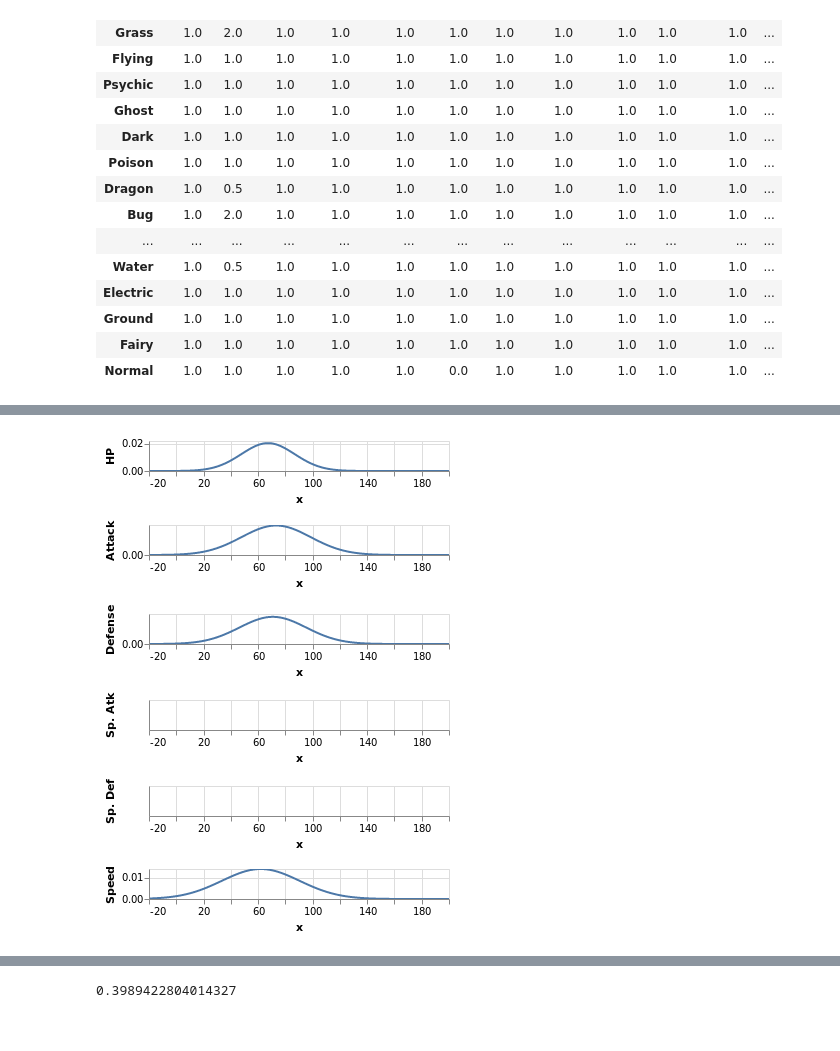
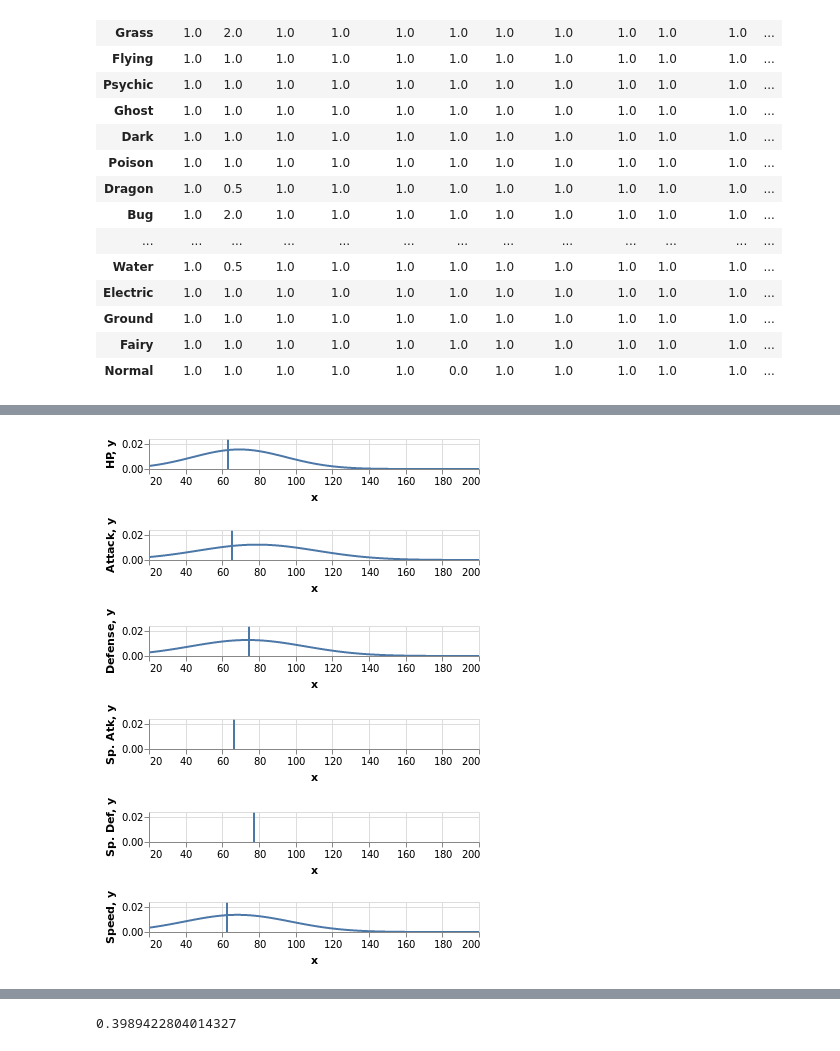
Before and after one commit to pokepokepokedex/Pokedex-DS-Quinn, a Jupyter notebook: pokesketch.ipynb, the cells around one changed output, grey strips where cells are left out. Saved outputs shown, nothing was run; the diff lists cells and outputs as text; code cells hidden in the pictures.

```diff
--- a/pokesketch.ipynb
+++ b/pokesketch.ipynb
@@ -88,11 +88,11 @@ ordering
 # %%
 datpath = "https://raw.githubusercontent.com/pokepokepokedex/Pokedex/master/Pokemon.csv"
 
-def cleansk_less(datf: pd.DataFrame) -> pd.DataFrame:
+def clean_lite_6(datf: pd.DataFrame) -> pd.DataFrame:
     return (datf.fillna('') # note: type 2 is the only one with any nulls at all
                 .assign(Legendary = [1 if x else 0 for x in datf.Legendary]))
 
-df = pd.read_csv(datpath).pipe(cleansk_less)
+df6 = pd.read_csv(datpath).pipe(clean_lite_6)
 
-df.head()
+df6.head()
 # %% [output]
@@ -103,31 +102,55 @@ ERROR! Session/line number was not unique in database. History logging moved to
 | 2 | 3 | Venusaur | Grass | Poison | 525 | 80 | 82 | 83 | 100 | 100 | 80 | ... |
 | 3 | 3 | VenusaurMega Venusaur | Grass | Poison | 625 | 80 | 100 | 123 | 122 | 120 | 80 | ... |
 | 4 | 4 | Charmander | Fire |  | 309 | 39 | 52 | 43 | 60 | 50 | 65 | ... |
-# %%
-from scipy.stats import norm
-from typing import Optional
-from functools import reduce
-Vcat = lambda R,S: R & S
-
-def stats_array(datf: pd.DataFrame = df, tp: Optional[str] = None) -> alt.Chart:
-    if tp is not None:
-        df = datf[datf['Type 1']==tp]
-    else:
-        df = datf
-    s = df.columns[5:11]
-    x = np.linspace(-20, 200, 1000)
-    gaussians = {name: norm(loc=df[name].mean(), scale=df[name].std()) for name in s}
-    bells = pd.DataFrame({**{'x': x}, **{name: gaussians[name].pdf(x) for name in s}})
-
-    C = alt.Chart(bells, height=30, width=300).mark_line().encode(x='x').interactive()
-    charts = {name: C.encode(y=name) for name in s}
-    return reduce(Vcat, [charts[name] for name in s])
-
-stats_array(tp='Grass')
-
-#df[df.columns[5:11]].mean(), df[df.columns[5:11]].std()
-# %% [output]
-[figure, removed]
+# %%
+from scipy.stats import norm
+from typing import Optional
+from functools import reduce
+Vcat = lambda R,S: R & S
+Ocat = lambda C,D: C + D
+
+class PokeDescribe:
+    def __init__(self, datf: pd.DataFrame):
+        self.HEIGHT = 30
+        self.WIDTH = 330
+        self.xlim = (20, 200)
+        self.stats = ['HP', 'Attack', 'Defense',
+                      'Sp. Atk', 'Sp. Def', 'Speed']
+        self.df = datf
+        self.x = np.linspace(self.xlim[0], self.xlim[1], 1000)
+        self.gaussians = {name: norm(loc=self.df[name].mean(),
+                                     scale=self.df[name].std())
+                          for name in self.stats}
+        self.bells = pd.DataFrame({**{'x': self.x},
+                                   **{name: self.gaussians[name].pdf(self.x)
+                                      for name in self.stats}})
+        self.C = alt.Chart(self.bells,
+                           height=self.HEIGHT,
+                           width=self.WIDTH
+                          ).mark_line().encode(
+            x='x')
+        self.charts = {name: self.C.encode(y=name) for name in self.stats}
+        self.BellCurves = reduce(Vcat, [self.charts[name] for name in self.stats])
+
+class PokeDescribeNAME(PokeDescribe):
+    def __init__(self, datf: pd.DataFrame, Name: str):
+        super().__init__(datf)
+        self.PSI = 50
+        self.name = Name
+        self.y_max = 1.5 * max([max(ls) for ls in [self.gaussians[st].pdf(self.x) for st in self.stats]])
+        self.y = pd.DataFrame({'y': np.linspace(0, self.y_max, self.PSI)})
+        self.D = alt.Chart(self.y).mark_line().encode(y='y')
+        self.means = {st: self.df[self.df.Name==self.name][st].mean() for st in self.stats}
+        self.Dcharts = {st: self.D.encode(x=alt.value(self.means[st]))
+                        for st in self.stats}
+        self.SHOW = reduce(Vcat, [self.charts[st] + self.Dcharts[st] for st in self.stats])
+
+blastoise = PokeDescribeNAME(df6, "Blastoise")
+
+['Sp. Atk', 'Sp. Def']
+blastoise.SHOW
+# %% [output]
+[figure, added]
 # %%
 #norm(loc=df.HP.mean(), scale=df.HP.std()).pdf(np.linspace(-500,500,1000))
 
```
Also changed, not shown: parts of 11 cells of this notebook.
